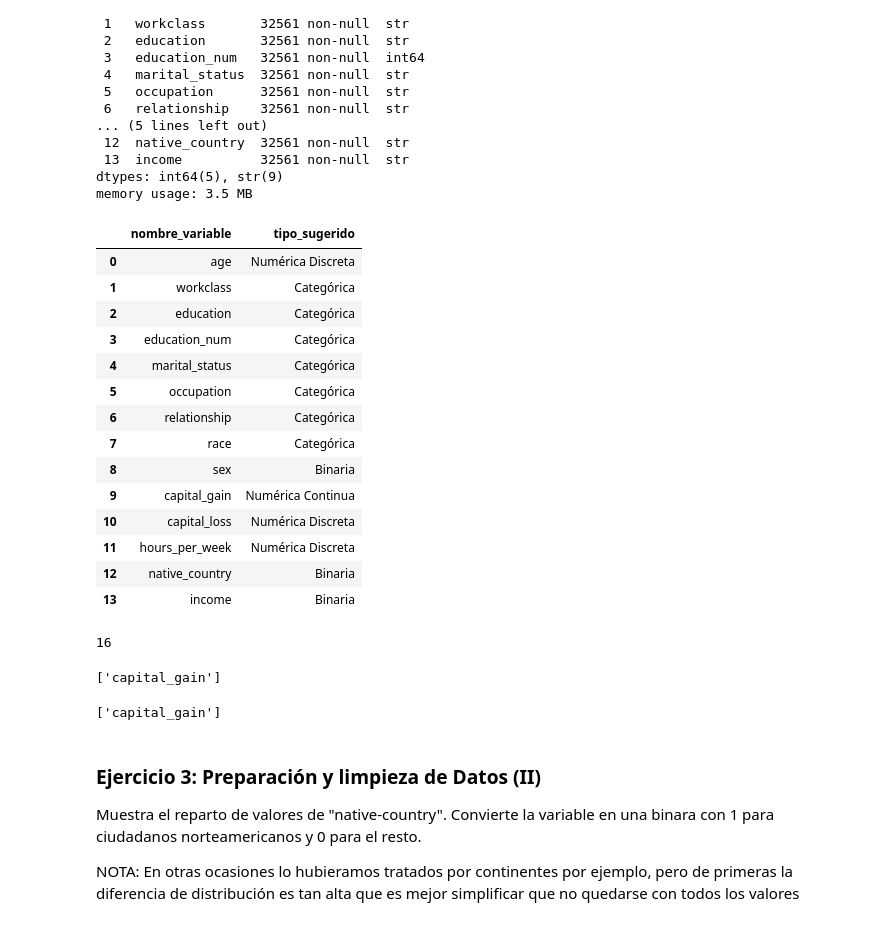
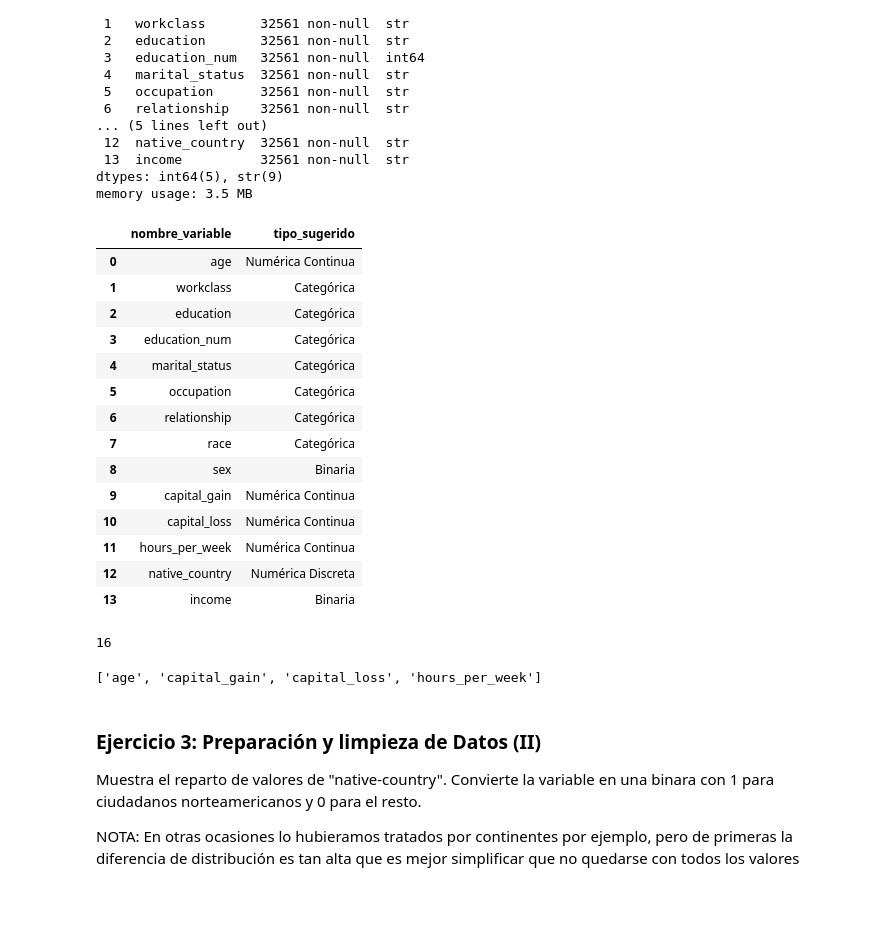
Before and after one commit to MHHsim/DS-Online-Marta-Harana, a Jupyter notebook: 04_Machine_Learning/Sprint_10/Unidad_02_ML_Supervisado_Clasificacion_Regresion_Logistica/02_Ejercicios_Workout/13_Ejercicios_Practica_RL_Binaria.ipynb, the cells around one changed output. Saved outputs shown, nothing was run; the diff lists cells and outputs as text; code cells hidden in the pictures.

```diff
--- a/04_Machine_Learning/Sprint_10/Unidad_02_ML_Supervisado_Clasificacion_Regresion_Logistica/02_Ejercicios_Workout/13_Ejercicios_Practica_RL_Binaria.ipynb
+++ b/04_Machine_Learning/Sprint_10/Unidad_02_ML_Supervisado_Clasificacion_Regresion_Logistica/02_Ejercicios_Workout/13_Ejercicios_Practica_RL_Binaria.ipynb
@@ -309,11 +310,11 @@ def tipifica_variables(df: pd.DataFrame, umbral_categorica: int, umbral_continua
 
     return resultado
 # %%
-tabla_tipos = tipifica_variables(df, 17, 0.3)
+tabla_tipos = tipifica_variables(df, 17, 0.2)
 tabla_tipos
 # %% [output]
 |  | nombre_variable | tipo_sugerido |
-| 0 | age | Numérica Discreta |
+| 0 | age | Numérica Continua |
 | 1 | workclass | Categórica |
 | 2 | education | Categórica |
 | 3 | education_num | Categórica |
@@ -323,9 +324,9 @@ tabla_tipos
 | 7 | race | Categórica |
 | 8 | sex | Binaria |
 | 9 | capital_gain | Numérica Continua |
-| 10 | capital_loss | Numérica Discreta |
-| 11 | hours_per_week | Numérica Discreta |
-| 12 | native_country | Binaria |
+| 10 | capital_loss | Numérica Continua |
+| 11 | hours_per_week | Numérica Continua |
+| 12 | native_country | Numérica Discreta |
 | 13 | income | Binaria |
 # %%
 df["education"].nunique()
@@ -338,11 +339,7 @@ num_continuas = tabla_tipos.loc[
 
 num_continuas
 # %% [output]
-['capital_gain']
+['age', 'capital_gain', 'capital_loss', 'hours_per_week']
-# %%
-num_continuas
-# %% [output]
-['capital_gain']
 # %% [markdown]
 ### Ejercicio 3: Preparación y limpieza de Datos (II)
 
```
Also changed, not shown: parts of 22 cells of this notebook, 4 other files.
